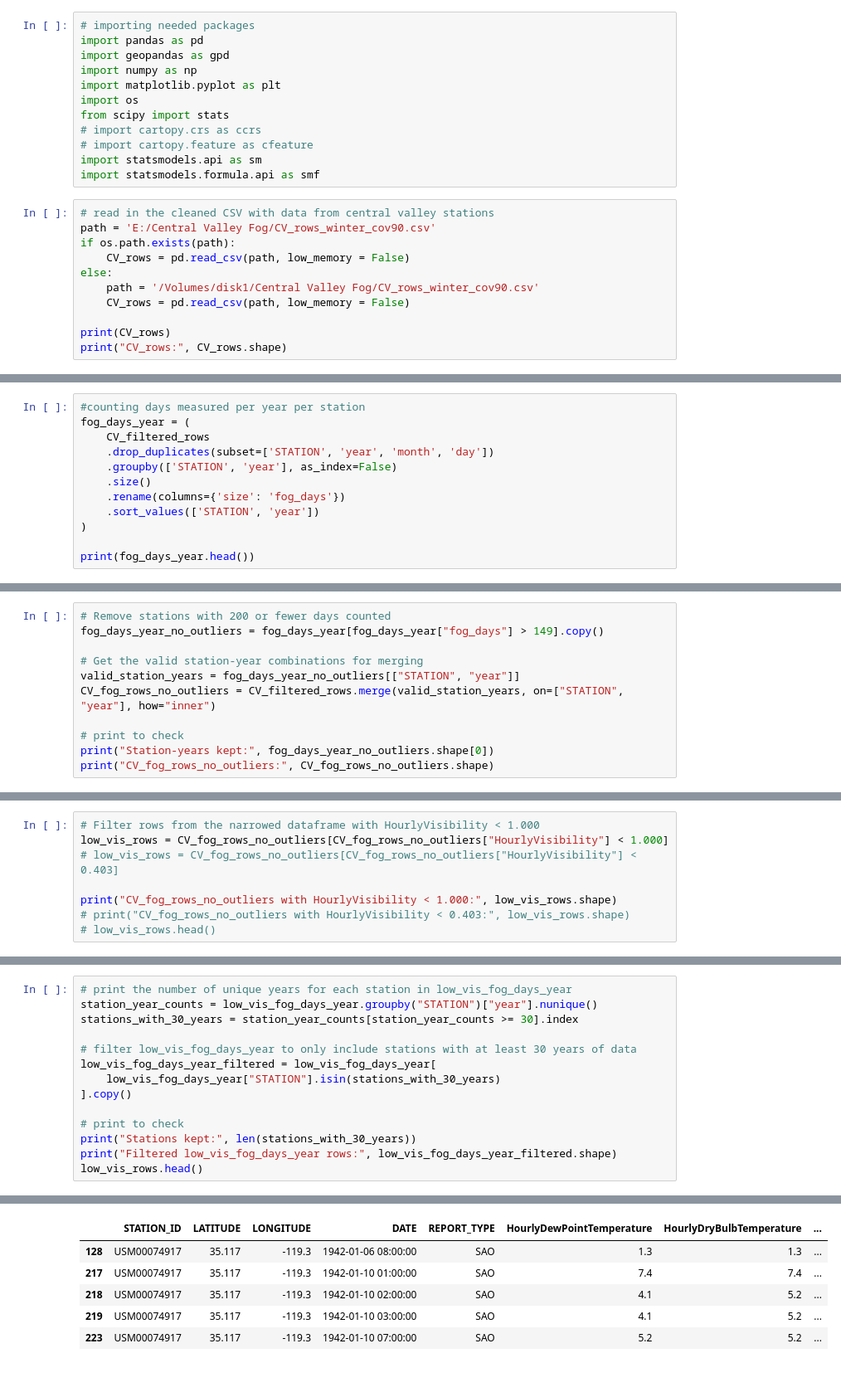
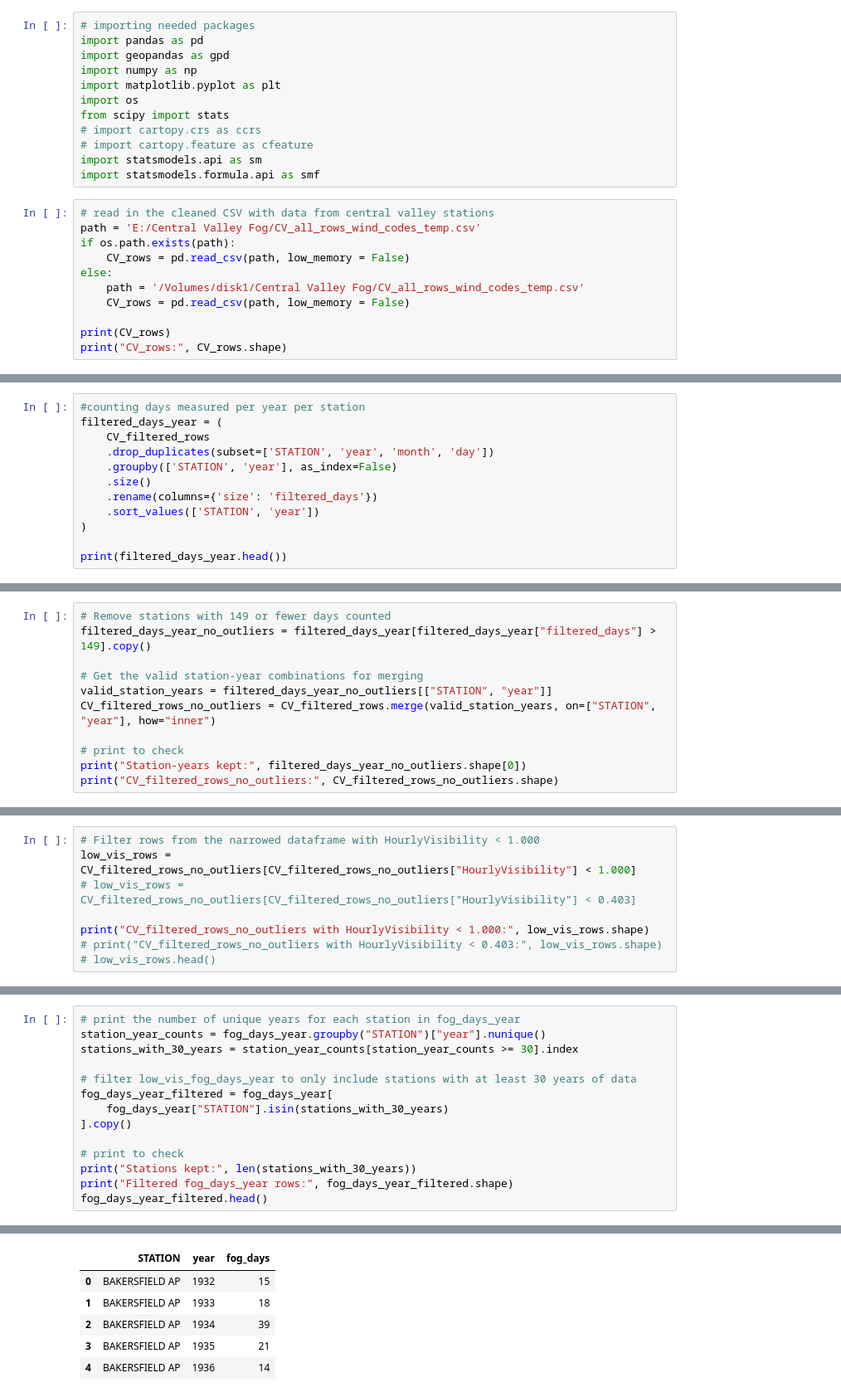
Before and after one commit to audfish/WQ2026, a Jupyter notebook: fog_events.ipynb, the cells around one changed output, grey strips where cells are left out. Shown at 83% size. Drawn from its saved outputs; the diff is of its cells as text.

```diff
--- a/fog_events.ipynb
+++ b/fog_events.ipynb
@@ -12,11 +12,11 @@ import statsmodels.api as sm
 import statsmodels.formula.api as smf
 # %%
 # read in the cleaned CSV with data from central valley stations
-path = 'E:/Central Valley Fog/CV_rows_winter_cov90.csv'
+path = 'E:/Central Valley Fog/CV_all_rows_wind_codes_temp.csv'
 if os.path.exists(path):
     CV_rows = pd.read_csv(path, low_memory = False)
 else:
-    path = '/Volumes/disk1/Central Valley Fog/CV_rows_winter_cov90.csv'
+    path = '/Volumes/disk1/Central Valley Fog/CV_all_rows_wind_codes_temp.csv'
     CV_rows = pd.read_csv(path, low_memory = False)
 
 print(CV_rows)
@@ -60,13 +60,13 @@ CV_filtered_rows after removing April-October: (4003805, 17)
 # %%
 #counting days measured per year per station
-fog_days_year = (
+filtered_days_year = (
     CV_filtered_rows
     .drop_duplicates(subset=['STATION', 'year', 'month', 'day'])
     .groupby(['STATION', 'year'], as_index=False)
     .size()
-    .rename(columns={'size': 'fog_days'})
+    .rename(columns={'size': 'filtered_days'})
     .sort_values(['STATION', 'year'])
 )
 
-print(fog_days_year.head())
+print(filtered_days_year.head())
 # %% [output]
@@ -133,13 +139,13 @@ MARYSVILLE AIRPORT (ASOS)    37
 Name: year, dtype: int64
 # %%
-# Remove stations with 200 or fewer days counted
-fog_days_year_no_outliers = fog_days_year[fog_days_year["fog_days"] > 149].copy()
+# Remove stations with 149 or fewer days counted
+filtered_days_year_no_outliers = filtered_days_year[filtered_days_year["filtered_days"] > 149].copy()
 
 # Get the valid station-year combinations for merging
-valid_station_years = fog_days_year_no_outliers[["STATION", "year"]]
-CV_fog_rows_no_outliers = CV_filtered_rows.merge(valid_station_years, on=["STATION", "year"], how="inner")
+valid_station_years = filtered_days_year_no_outliers[["STATION", "year"]]
+CV_filtered_rows_no_outliers = CV_filtered_rows.merge(valid_station_years, on=["STATION", "year"], how="inner")
 
 # print to check
-print("Station-years kept:", fog_days_year_no_outliers.shape[0])
-print("CV_fog_rows_no_outliers:", CV_fog_rows_no_outliers.shape)
+print("Station-years kept:", filtered_days_year_no_outliers.shape[0])
+print("CV_filtered_rows_no_outliers:", CV_filtered_rows_no_outliers.shape)
 # %% [output]
@@ -148,9 +154,9 @@ CV_fog_rows_no_outliers: (3608768, 17)
 # %%
 # Filter rows from the narrowed dataframe with HourlyVisibility < 1.000
-low_vis_rows = CV_fog_rows_no_outliers[CV_fog_rows_no_outliers["HourlyVisibility"] < 1.000]
-# low_vis_rows = CV_fog_rows_no_outliers[CV_fog_rows_no_outliers["HourlyVisibility"] < 0.403]
+low_vis_rows = CV_filtered_rows_no_outliers[CV_filtered_rows_no_outliers["HourlyVisibility"] < 1.000]
+# low_vis_rows = CV_filtered_rows_no_outliers[CV_filtered_rows_no_outliers["HourlyVisibility"] < 0.403]
 
-print("CV_fog_rows_no_outliers with HourlyVisibility < 1.000:", low_vis_rows.shape)
-# print("CV_fog_rows_no_outliers with HourlyVisibility < 0.403:", low_vis_rows.shape)
+print("CV_filtered_rows_no_outliers with HourlyVisibility < 1.000:", low_vis_rows.shape)
+# print("CV_filtered_rows_no_outliers with HourlyVisibility < 0.403:", low_vis_rows.shape)
 # low_vis_rows.head()
 # %% [output]
@@ -167,17 +173,17 @@ low_vis_fog_days_year = (
     .sort_values(['STATION', 'year'])
 )
 # %%
-# print the number of unique years for each station in low_vis_fog_days_year
-station_year_counts = low_vis_fog_days_year.groupby("STATION")["year"].nunique()
+# print the number of unique years for each station in fog_days_year
+station_year_counts = fog_days_year.groupby("STATION")["year"].nunique()
 stations_with_30_years = station_year_counts[station_year_counts >= 30].index
 
 # filter low_vis_fog_days_year to only include stations with at least 30 years of data
-low_vis_fog_days_year_filtered = low_vis_fog_days_year[
-    low_vis_fog_days_year["STATION"].isin(stations_with_30_years)
+fog_days_year_filtered = fog_days_year[
+    fog_days_year["STATION"].isin(stations_with_30_years)
 ].copy()
 
 # print to check
 print("Stations kept:", len(stations_with_30_years))
-print("Filtered low_vis_fog_days_year rows:", low_vis_fog_days_year_filtered.shape)
-low_vis_rows.head()
+print("Filtered fog_days_year rows:", fog_days_year_filtered.shape)
+fog_days_year_filtered.head()
 # %% [output]
@@ -186,9 +192,9 @@ Filtered low_vis_fog_days_year rows: (677, 3)
-|  | STATION_ID | LATITUDE | LONGITUDE | DATE | REPORT_TYPE | HourlyDewPointTemperature | HourlyDryBulbTemperature | ... |
-| 128 | USM00074917 | 35.117 | -119.3 | 1942-01-06 08:00:00 | SAO | 1.3 | 1.3 | ... |
-| 217 | USM00074917 | 35.117 | -119.3 | 1942-01-10 01:00:00 | SAO | 7.4 | 7.4 | ... |
-| 218 | USM00074917 | 35.117 | -119.3 | 1942-01-10 02:00:00 | SAO | 4.1 | 5.2 | ... |
-| 219 | USM00074917 | 35.117 | -119.3 | 1942-01-10 03:00:00 | SAO | 4.1 | 5.2 | ... |
-| 223 | USM00074917 | 35.117 | -119.3 | 1942-01-10 07:00:00 | SAO | 5.2 | 5.2 | ... |
+|  | STATION | year | fog_days |
+| 0 | BAKERSFIELD AP | 1932 | 15 |
+| 1 | BAKERSFIELD AP | 1933 | 18 |
+| 2 | BAKERSFIELD AP | 1934 | 39 |
+| 3 | BAKERSFIELD AP | 1935 | 21 |
+| 4 | BAKERSFIELD AP | 1936 | 14 |
 # %%
 # compute low-visibility fog events from hourly CV_rows observations
 low_vis_events = low_vis_rows.copy()
```
Also changed, not shown: parts of 18 cells of this notebook.
